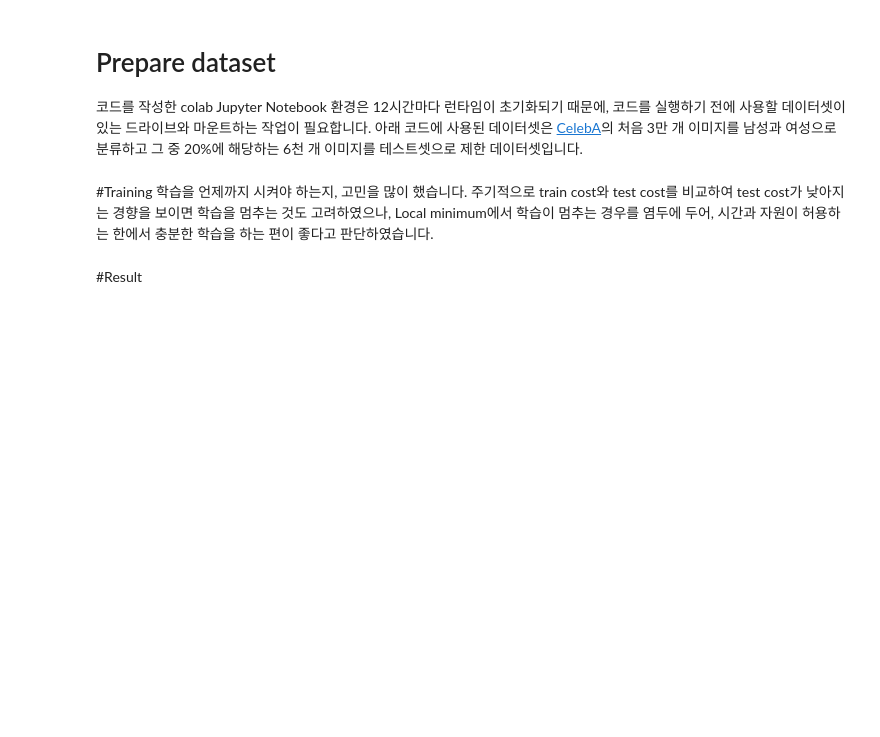
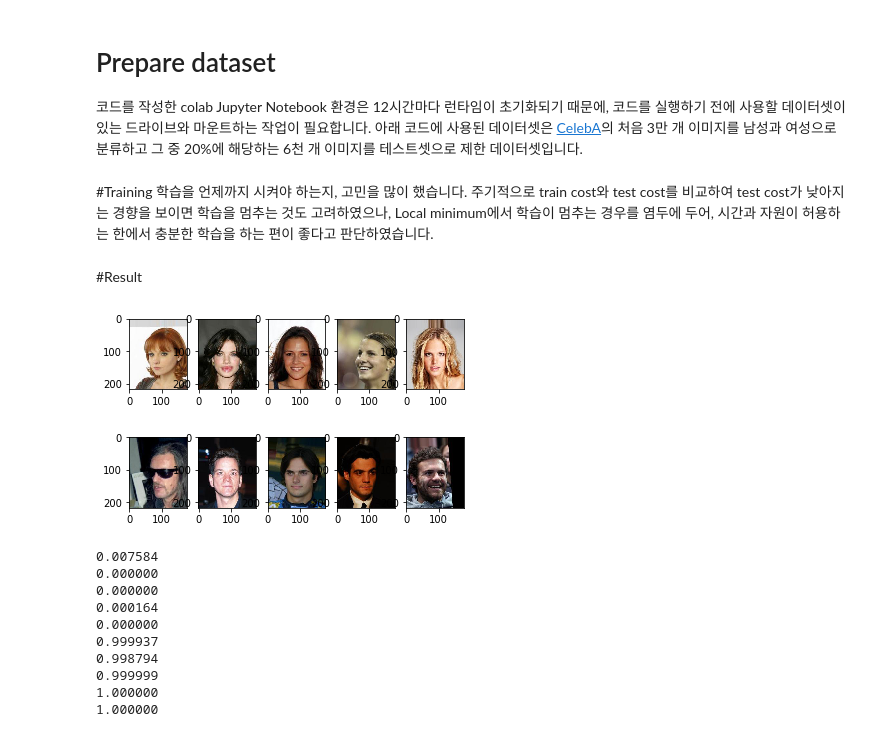
Before and after one commit to Yeongseok-Kim/PytorchClassReview, a Jupyter notebook: gender_classificater.ipynb, the cells around one changed output. Saved outputs shown, nothing was run; the diff lists cells and outputs as text; code cells hidden in the pictures; blank space fills up the shorter version.

```diff
--- a/gender_classificater.ipynb
+++ b/gender_classificater.ipynb
@@ -153,37 +153,55 @@ transforms = transforms.Compose([transforms.CenterCrop((128, 128)),
                                  transforms.Resize((64, 64)),
                                  transforms.ToTensor(),
                                  transforms.Normalize((.5, .5, .5), (.5, .5, .5))])
 
 if __name__ == '__main__':
     device = 'cuda' if torch.cuda.is_available() else 'cpu'
 
     net = Classificater().to(device)
 
     load_net = './gender_classificater_epoch_20.pth'
     net.load_state_dict(torch.load(load_net))
 
     with torch.no_grad():
         female_dir = '/content/test_set/female/'
+        male_dir = '/content/test_set/male/'
+
         female_list = [female_dir + file_name for file_name in os.listdir(female_dir)]
+        male_list = [male_dir + file_name for file_name in os.listdir(male_dir)]
+
         random.shuffle(female_list)
-        imgs = female_list[:5]
+        random.shuffle(male_list)
+
+        imgs = female_list[:5] + male_list[:5]
 
         fig = plt.figure()
 
         ax = []
-        for i in range(5):
-            ax.append(fig.add_subplot(1, 5, i + 1))
+        for i in range(1, 11):
+            ax.append(fig.add_subplot(2, 5, i))
 
-        for i in range(5):
+        for i in range(10):
             show_img = mpimg.imread(imgs[i])
             ax[i].imshow(show_img)
 
         plt.show()
 
         for img in imgs:
             test_img = Image.open(img)
-            test_img = transforms(test_img)
+            test_img = transforms(test_img).to(device)
 
-            prediction = net(img)
+            prediction = net(test_img.unsqueeze(0))
 
-            print(prediction)
+            print("%f" % prediction)
+# %% [output]
+[figure, added]
+0.007584
+0.000000
+0.000000
+0.000164
+0.000000
+0.999937
+0.998794
+0.999999
+1.000000
+1.000000
```
Also changed, not shown: parts of 1 cell of this notebook.
